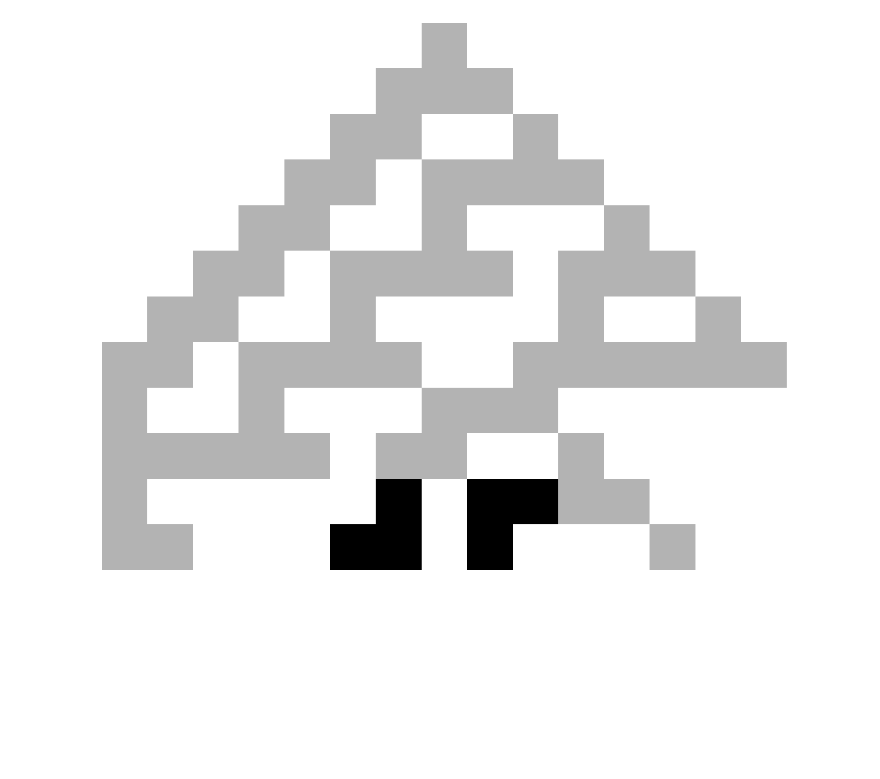
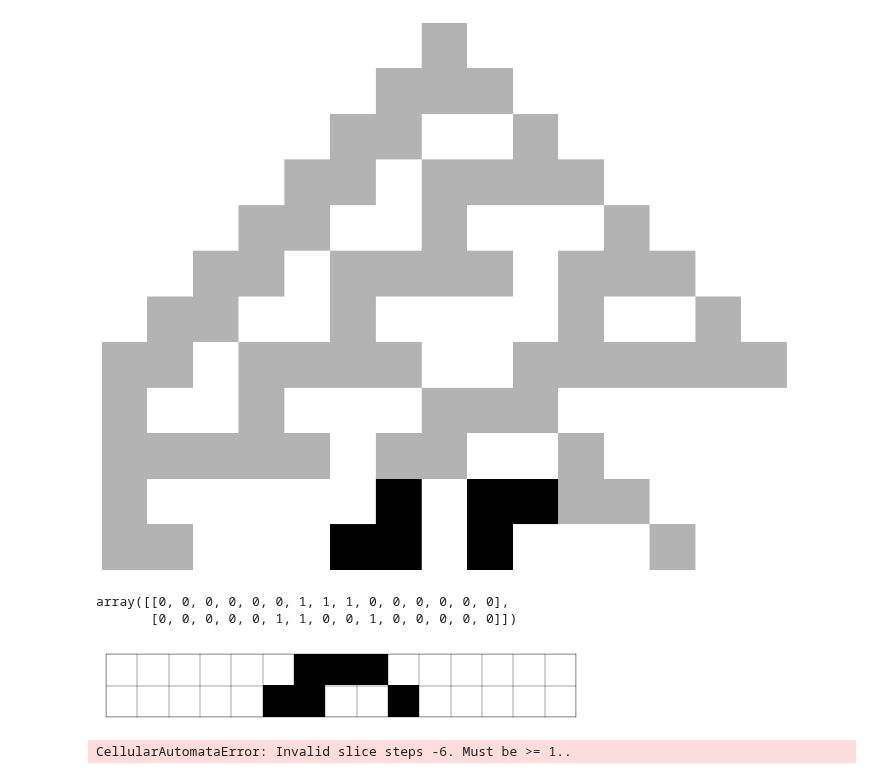
Before and after one commit to orome/automata-py, a Jupyter notebook: errors.ipynb, the cells around one changed output. Saved outputs shown, nothing was run; the diff lists cells and outputs as text; code cells hidden in the pictures; blank space fills up the shorter version.

```diff
--- a/errors.ipynb
+++ b/errors.ipynb
@@ -67,3 +65,16 @@ CellularAutomata(30, [0], frame_steps=12, frame_width=15).display(
     highlights=[HighlightBounds(steps=5, start_step=10, offset=0, width=5)])
 # %% [output]
 [figure]
+# %%
+CellularAutomata(30, [0], frame_steps=12, frame_width=15).lattice(slice_steps=SliceSpec(1,2))
+# %% [output]
+array([[0, 0, 0, 0, 0, 0, 1, 1, 1, 0, 0, 0, 0, 0, 0],
+       [0, 0, 0, 0, 0, 1, 1, 0, 0, 1, 0, 0, 0, 0, 0]])
+# %%
+CellularAutomata(30, [0], frame_steps=12, frame_width=15).display(fig_width=5, slice_steps=SliceSpec(1,2), grid_color='black', grid_width=0.25)
+# %% [output]
+[figure, added]
+# %%
+CellularAutomata(30, [0], frame_steps=12, frame_width=15).lattice(slice_steps=SliceSpec(2,-6))
+# %% [output]
+CellularAutomataError: Invalid slice steps -6. Must be >= 1..
```
Also changed, not shown: parts of 8 cells of this notebook, 2 other files.
